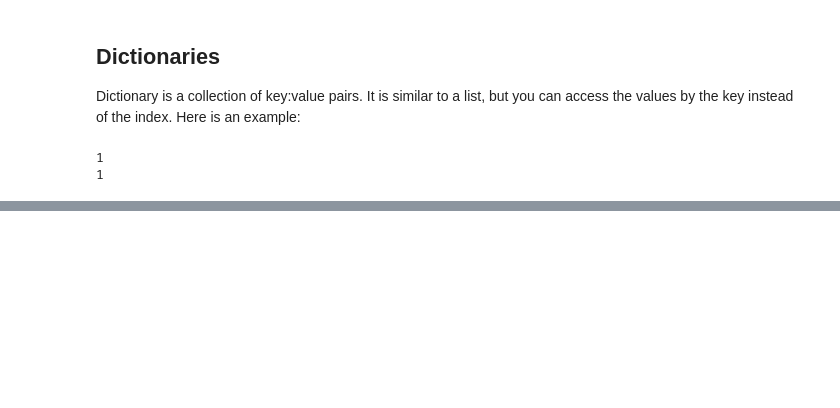
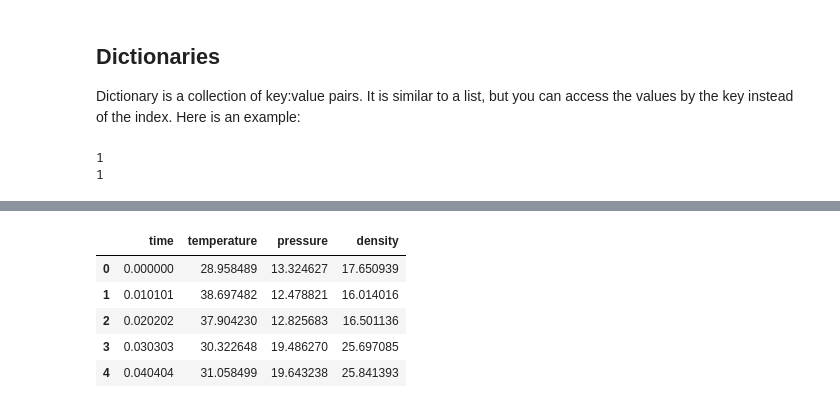
Before and after one commit to clint-bg/comptools, a Jupyter notebook: _build/jupyter_execute/lectures/02-Arrays.ipynb, the cells around one changed output, grey strips where cells are left out. Cells and saved outputs as stored; diff of their text form; code cells hidden in the pictures; blank space fills up the shorter version.

```diff
--- a/_build/jupyter_execute/lectures/02-Arrays.ipynb
+++ b/_build/jupyter_execute/lectures/02-Arrays.ipynb
@@ -99,0 +275,9 @@ Dictionaries can be very helpful when you have data and you want to access it by
+# %%
+df.head()
+# %% [output]
+|  | time | temperature | pressure | density |
+| 0 | 0.000000 | 28.958489 | 13.324627 | 17.650939 |
+| 1 | 0.010101 | 38.697482 | 12.478821 | 16.014016 |
+| 2 | 0.020202 | 37.904230 | 12.825683 | 16.501136 |
+| 3 | 0.030303 | 30.322648 | 19.486270 | 25.697085 |
+| 4 | 0.040404 | 31.058499 | 19.643238 | 25.841393 |
```
Also changed, not shown: parts of 77 cells of this notebook, 21 other files.
